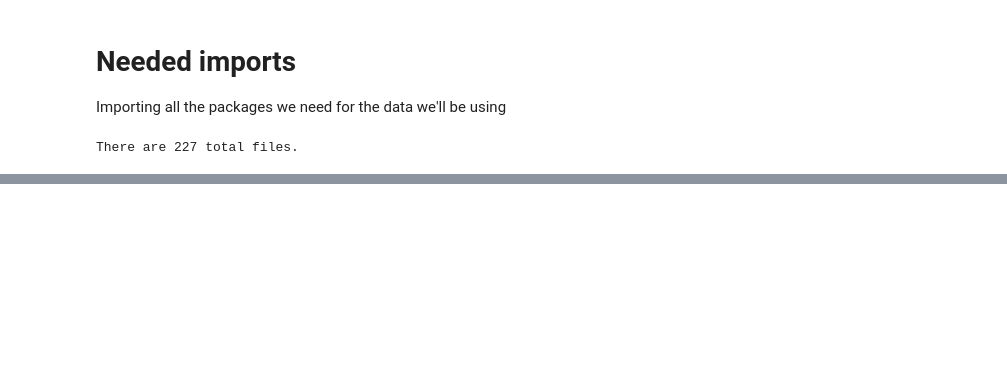
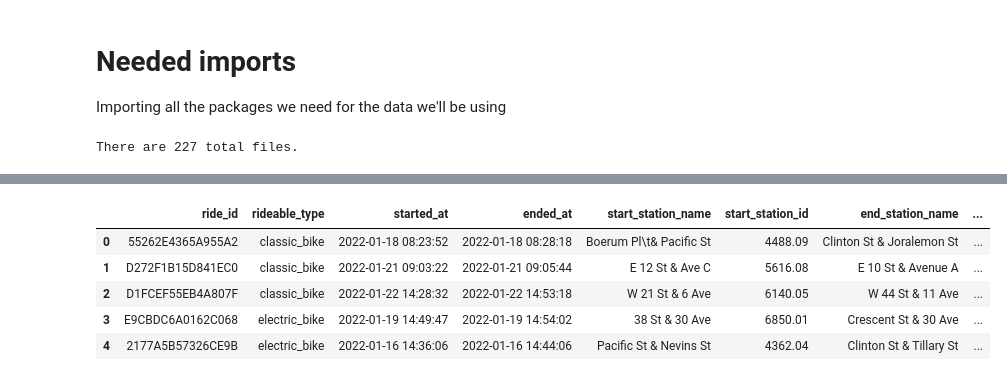
Before and after one commit to riverar9/citi-bike-trips-fun, a Jupyter notebook: get_citi_bike_data.ipynb, the cells around one changed output, grey strips where cells are left out. Saved outputs shown, nothing was run; the diff lists cells and outputs as text; code cells hidden in the pictures; blank space fills up the shorter version.

```diff
--- a/get_citi_bike_data.ipynb
+++ b/get_citi_bike_data.ipynb
@@ -48,0 +342,15 @@ each.get_text()
+# %%
+# lets look at the 2022 data
+with sqlite3.connect('data/database/citibike_data.db') as connection:
+    df = pd.read_sql_query(
+        'select * from citibike_rides_2022',
+        connection
+    )
+df.head()
+# %% [output]
+|  | ride_id | rideable_type | started_at | ended_at | start_station_name | start_station_id | end_station_name | ... |
+| 0 | 55262E4365A955A2 | classic_bike | 2022-01-18 08:23:52 | 2022-01-18 08:28:18 | Boerum Pl\t& Pacific St | 4488.09 | Clinton St & Joralemon St | ... |
+| 1 | D272F1B15D841EC0 | classic_bike | 2022-01-21 09:03:22 | 2022-01-21 09:05:44 | E 12 St & Ave C | 5616.08 | E 10 St & Avenue A | ... |
+| 2 | D1FCEF55EB4A807F | classic_bike | 2022-01-22 14:28:32 | 2022-01-22 14:53:18 | W 21 St & 6 Ave | 6140.05 | W 44 St & 11 Ave | ... |
+| 3 | E9CBDC6A0162C068 | electric_bike | 2022-01-19 14:49:47 | 2022-01-19 14:54:02 | 38 St & 30 Ave | 6850.01 | Crescent St & 30 Ave | ... |
+| 4 | 2177A5B57326CE9B | electric_bike | 2022-01-16 14:36:06 | 2022-01-16 14:44:06 | Pacific St & Nevins St | 4362.04 | Clinton St & Tillary St | ... |
```
Also changed, not shown: parts of 14 cells of this notebook.
